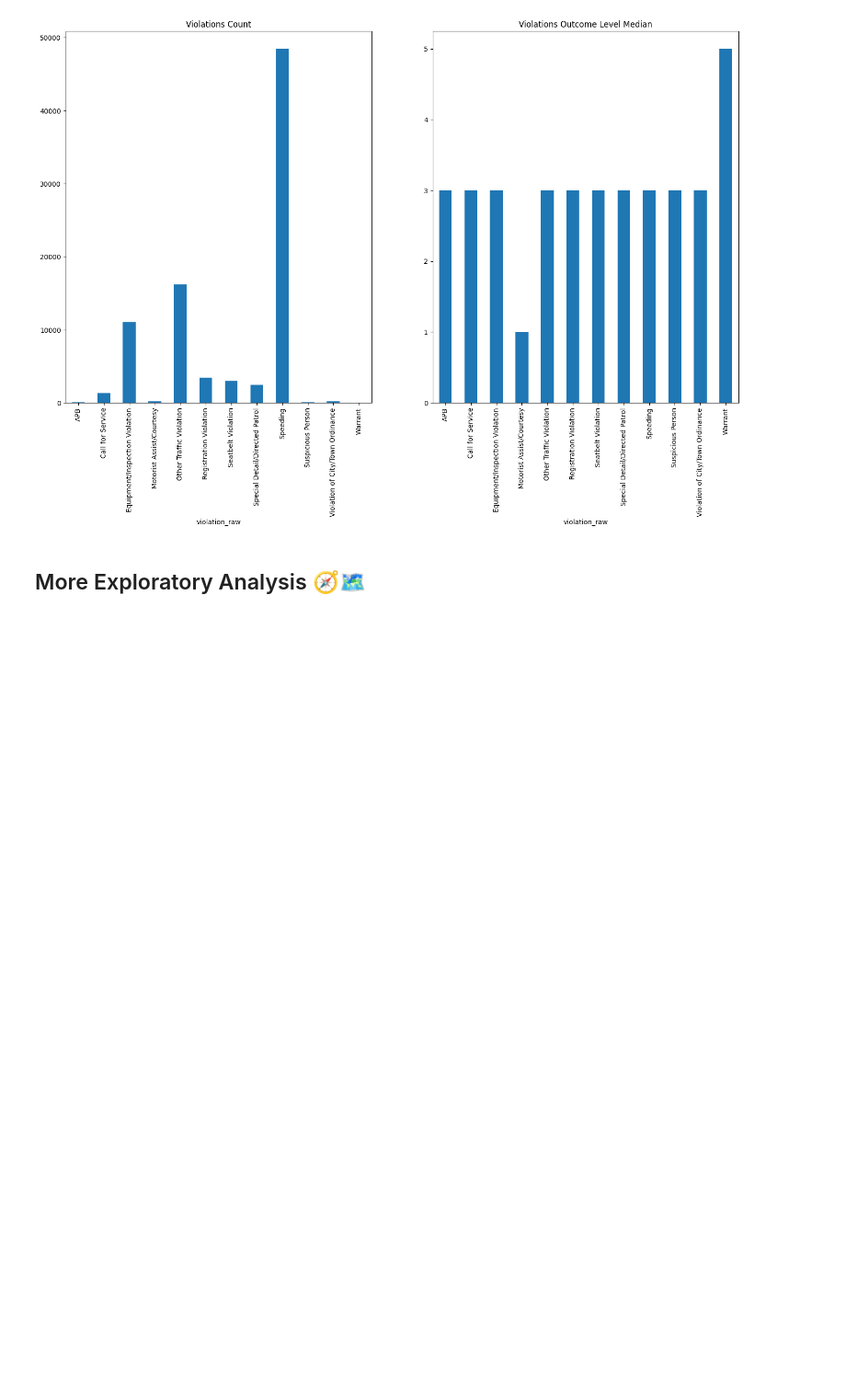
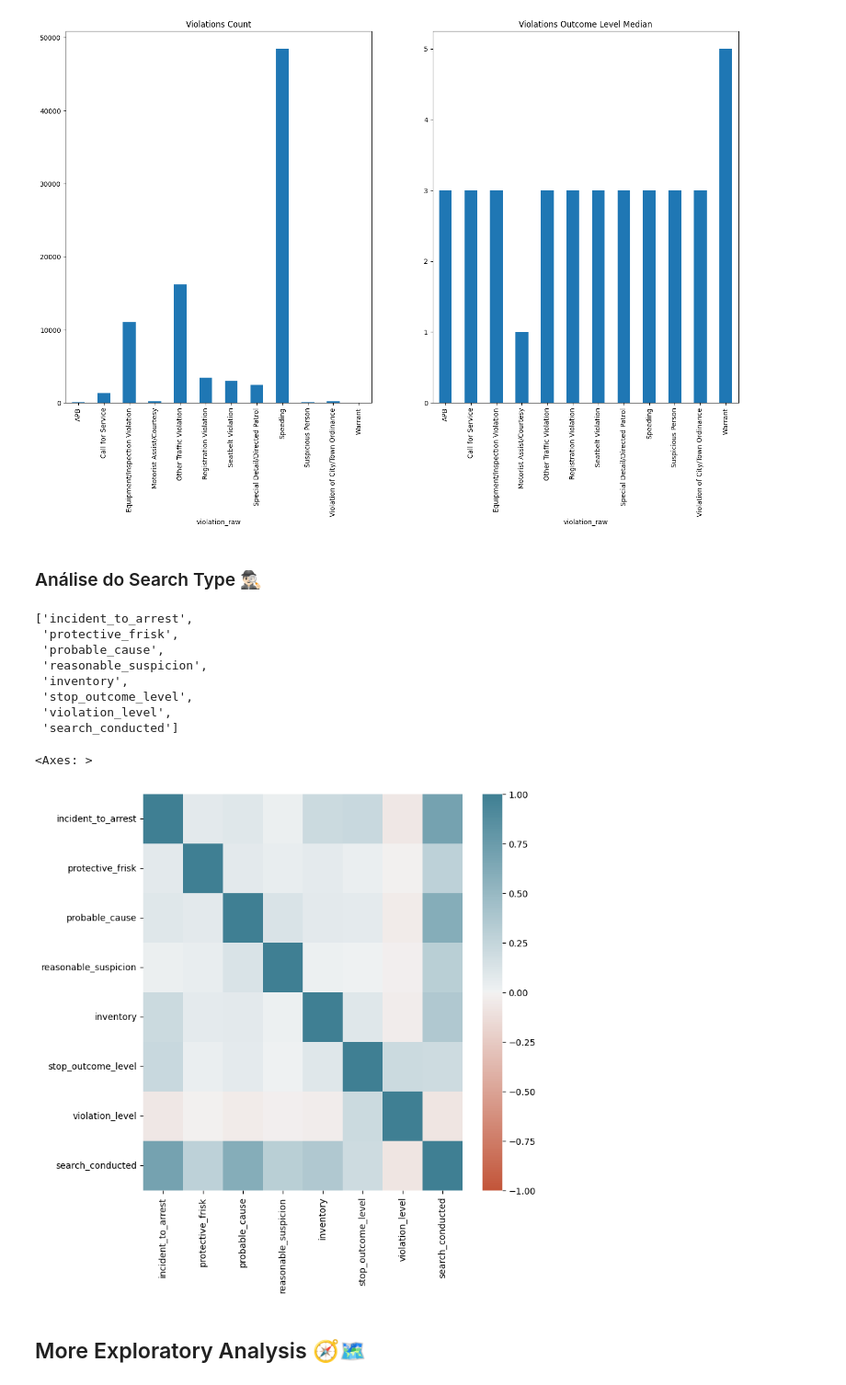
Before and after one commit to GUILN/masters-data-science, a Jupyter notebook: notebooks/trabalho_data_science_old.ipynb, the cells around one changed output. Shown: that part at 92% size. Cells and saved outputs as stored; diff of their text form; code cells hidden in the pictures; blank space fills up the shorter version.

```diff
--- a/notebooks/trabalho_data_science.ipynb
+++ b/notebooks/trabalho_data_science_old.ipynb
@@ -406,6 +408,37 @@ featured_df.groupby("violation_raw")["stop_outcome_level"].median().plot(
 # %% [output]
 <Axes: title={'center': 'Violations Outcome Level Median'}, xlabel='violation_raw'>
 [figure]
+# %% [markdown]
+### Análise do Search Type 🕵🏻‍♂️
+# %%
+search_type_df_pearson = search_type_df.copy()
+
+features_of_interest = encoded_search_type_features
+for f in [
+    "stop_outcome_level",
+    "violation_level",
+    "search_conducted",
+]:
+    features_of_interest.append(f)
+
+display(features_of_interest)
+search_type_df_pearson = search_type_df_pearson[features_of_interest]
+
+plt.rcParams["figure.figsize"] = (8, 8)
+sns.heatmap(
+    search_type_df_pearson.corr(), vmin=-1, vmax=1, cmap=sns.diverging_palette(20, 220, as_cmap=True)
+)
+# %% [output]
+['incident_to_arrest',
+ 'protective_frisk',
+ 'probable_cause',
+ 'reasonable_suspicion',
+ 'inventory',
+ 'stop_outcome_level',
+ 'violation_level',
+ 'search_conducted']
+<Axes: >
+[figure, added]
 # %% [markdown]
 ## More Exploratory Analysis 🧭🗺️
 # %%
```
Also changed, not shown: parts of 5 cells of this notebook, 1 other file.
